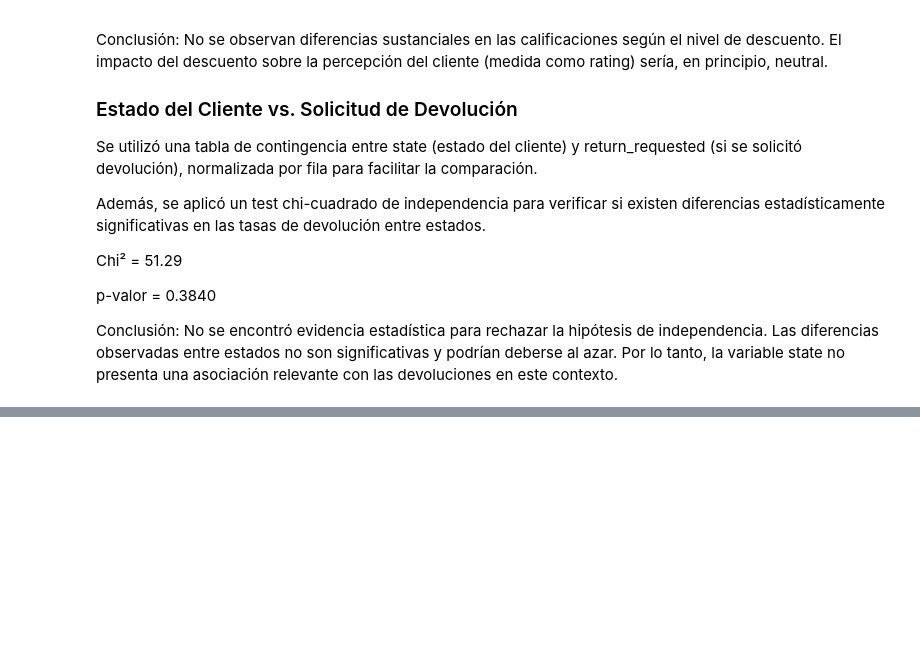
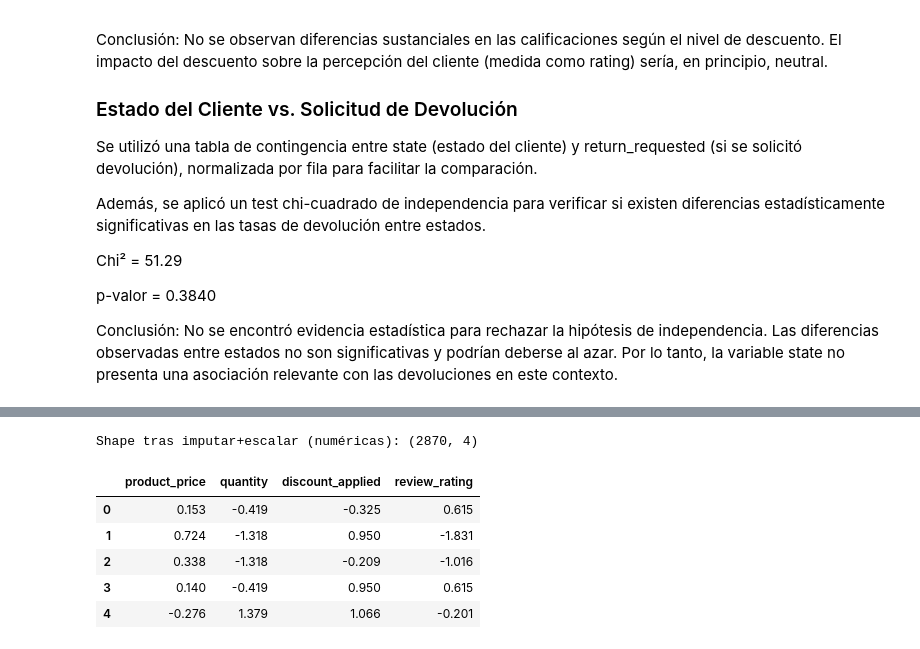
Before and after one commit to rgriveros/data-science-proyecto, a Jupyter notebook: notebooks/ProyectoParteIII_RiverosLobos.ipynb, the cells around one changed output, grey strips where cells are left out. Saved outputs shown, nothing was run; the diff lists cells and outputs as text; code cells hidden in the pictures; blank space fills up the shorter version.

```diff
--- a/notebooks/ProyectoParteIII_RiverosLobos.ipynb
+++ b/notebooks/ProyectoParteIII_RiverosLobos.ipynb
@@ -601,0 +652,15 @@ plt.show()
+# %%
+### 7.0 Preparación del Dataset
+# Opción A: eliminar filas con review_rating nulo
+df_model = df.dropna(subset=['review_rating']).copy()
+
+print("Registros originales:", df.shape[0])
+print("Registros tras dropna(review_rating):", df_model.shape[0])
+print("Valores faltantes en review_rating:", df_model['review_rating'].isna().sum())
+
+# Definimos X e y
+X = df_model.drop(columns=['order_value', 'return_requested'])
+y_order = df_model['order_value']
+y_return = df_model['return_requested']
+print("\nDimensiones de X y y:")
+print(" X:", X.shape, " y_order:", y_order.shape, " y_return:", y_return.shape)
@@ -601,0 +707,24 @@ plt.show()
+# %%
+from sklearn.preprocessing import StandardScaler
+
+num_vars = ['product_price', 'quantity', 'discount_applied', 'review_rating']
+num_pipe = Pipeline([
+    ('imputer', SimpleImputer(strategy='mean')),
+    ('scaler', StandardScaler())
+])
+
+# Ajustamos y transformamos solo numéricas
+num_transformed = num_pipe.fit_transform(X[num_vars])
+print("Shape tras imputar+escalar (numéricas):", num_transformed.shape)
+
+# Primeras 5 filas de numéricas escaladas
+import pandas as pd
+pd.DataFrame(num_transformed[:5], columns=num_vars).round(3)
+# %% [output]
+Shape tras imputar+escalar (numéricas): (2870, 4)
+|  | product_price | quantity | discount_applied | review_rating |
+| 0 | 0.153 | -0.419 | -0.325 | 0.615 |
+| 1 | 0.724 | -1.318 | 0.950 | -1.831 |
+| 2 | 0.338 | -1.318 | -0.209 | -1.016 |
+| 3 | 0.140 | -0.419 | 0.950 | 0.615 |
+| 4 | -0.276 | 1.379 | 1.066 | -0.201 |
```
Also changed, not shown: parts of 24 cells of this notebook.
